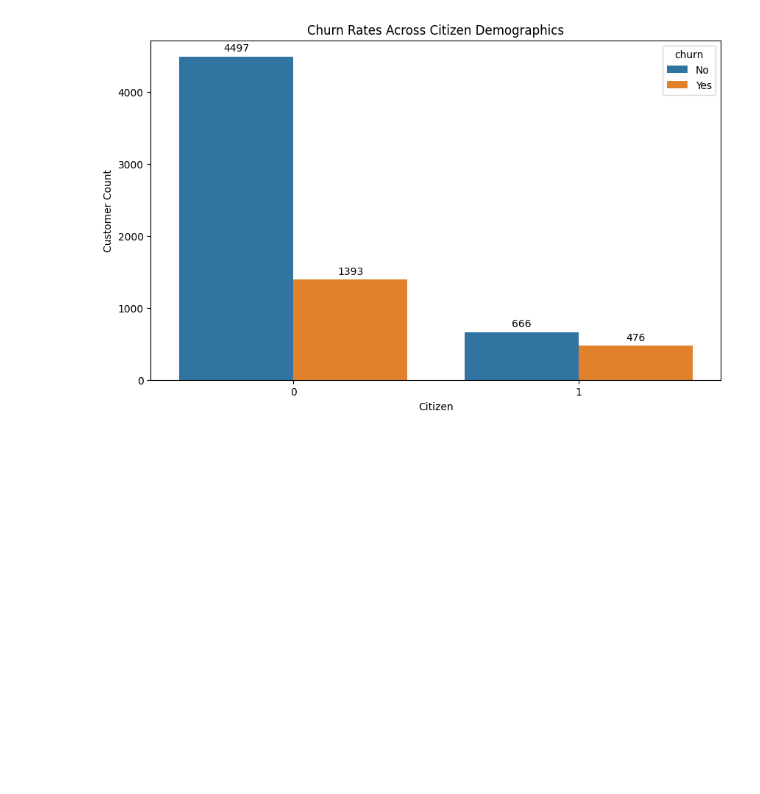
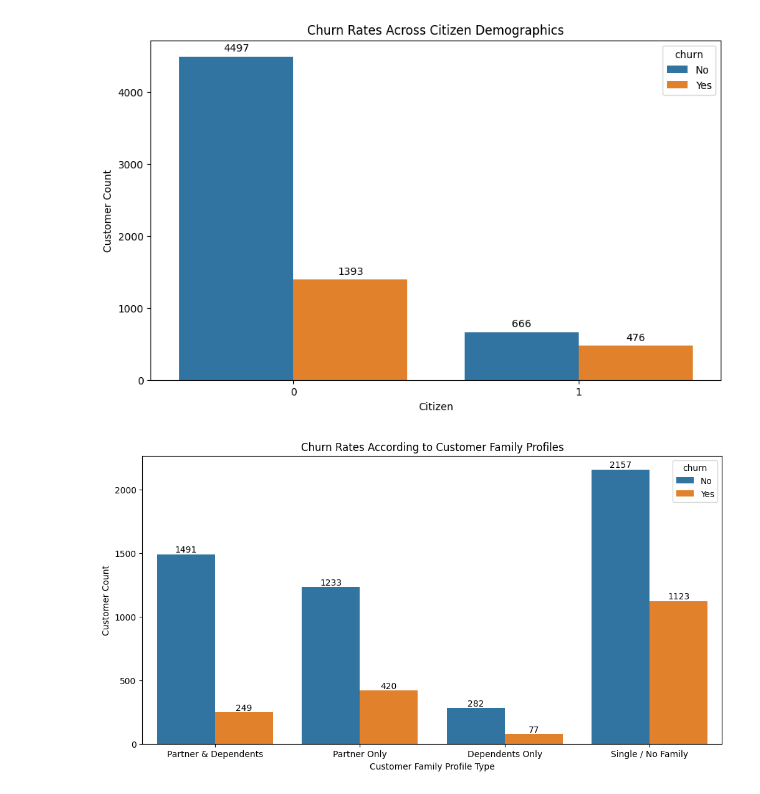
Before and after one commit to shlokzz/Customer-Churn-Prediction-Project, a Jupyter notebook: notebook/01_visual_eda.ipynb, the cells around one changed output. Saved outputs shown, nothing was run; the diff lists cells and outputs as text; code cells hidden in the pictures; blank space fills up the shorter version.

Commit message:
Engineer customer_profile and add countplot for partner and dependents demographics EDA

```diff
--- a/notebook/01_visual_eda.ipynb
+++ b/notebook/01_visual_eda.ipynb
@@ -111,3 +111,31 @@ plt.ylabel("Customer Count")
 plt.show()
 # %% [output]
 [figure]
+# %%
+def get_customer_profile(row):
+    if row['partner'] == 'Yes' and row['dependents'] == 'Yes':
+        return 'Partner & Dependents'
+
+    elif row['partner'] == 'Yes' and row['dependents'] == 'No':
+        return 'Partner Only'
+
+    elif row['partner'] == 'No' and row['dependents'] == 'Yes':
+        return 'Dependents Only'
+
+    else:
+        return 'Single / No Family'
+
+df['customer_profile'] = df.apply(get_customer_profile, axis=1)
+
+plt.figure(figsize=(12,6))
+ax= sns.countplot(x='customer_profile', hue='churn', data=df, order = ['Partner & Dependents', 'Partner Only', 'Dependents Only', 'Single / No Family'])
+
+for container in ax.containers:
+    ax.bar_label(container, label_type='edge')
+
+plt.title("Churn Rates According to Customer Family Profiles")
+plt.xlabel("Customer Family Profile Type")
+plt.ylabel("Customer Count")
+plt.show()
+# %% [output]
+[figure, added]
```
